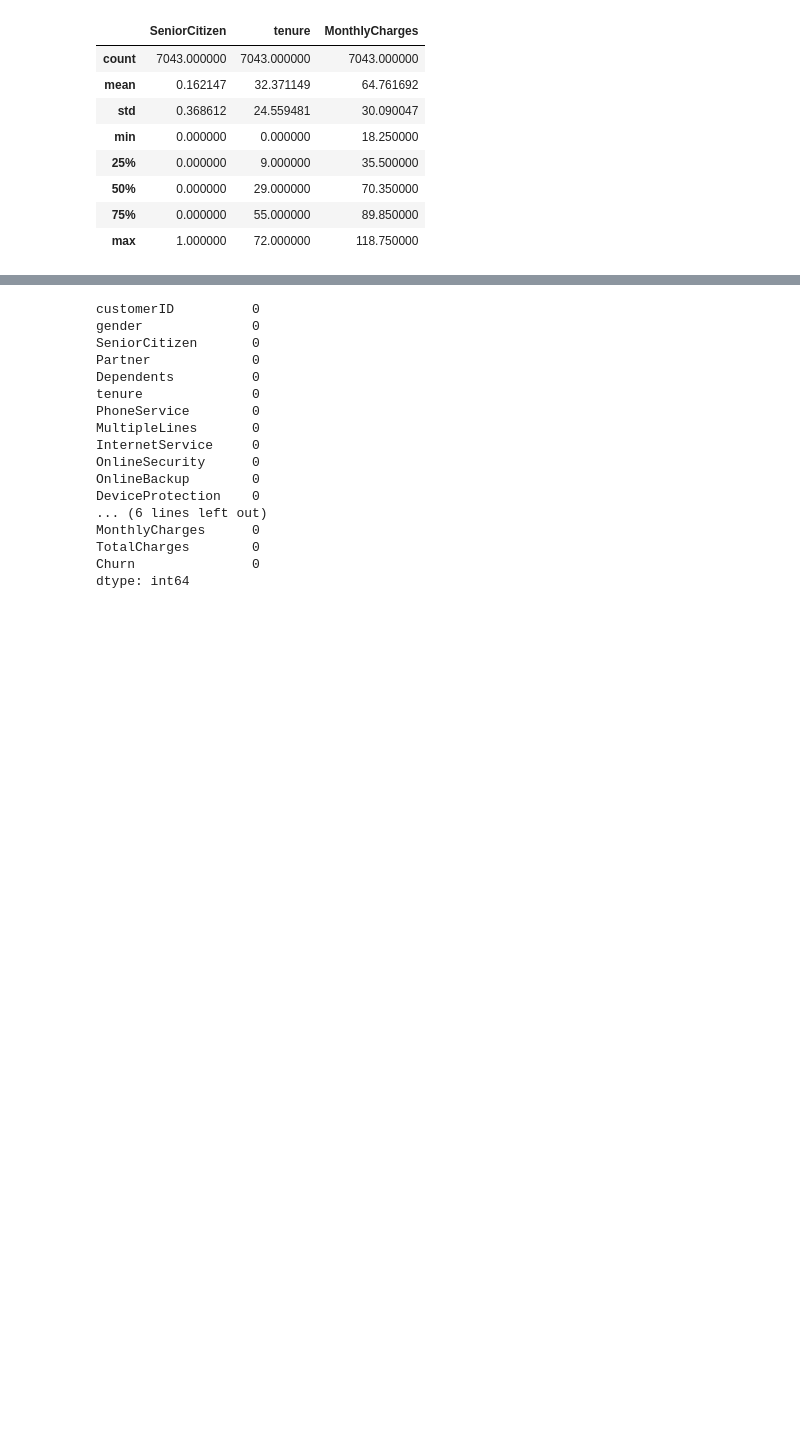
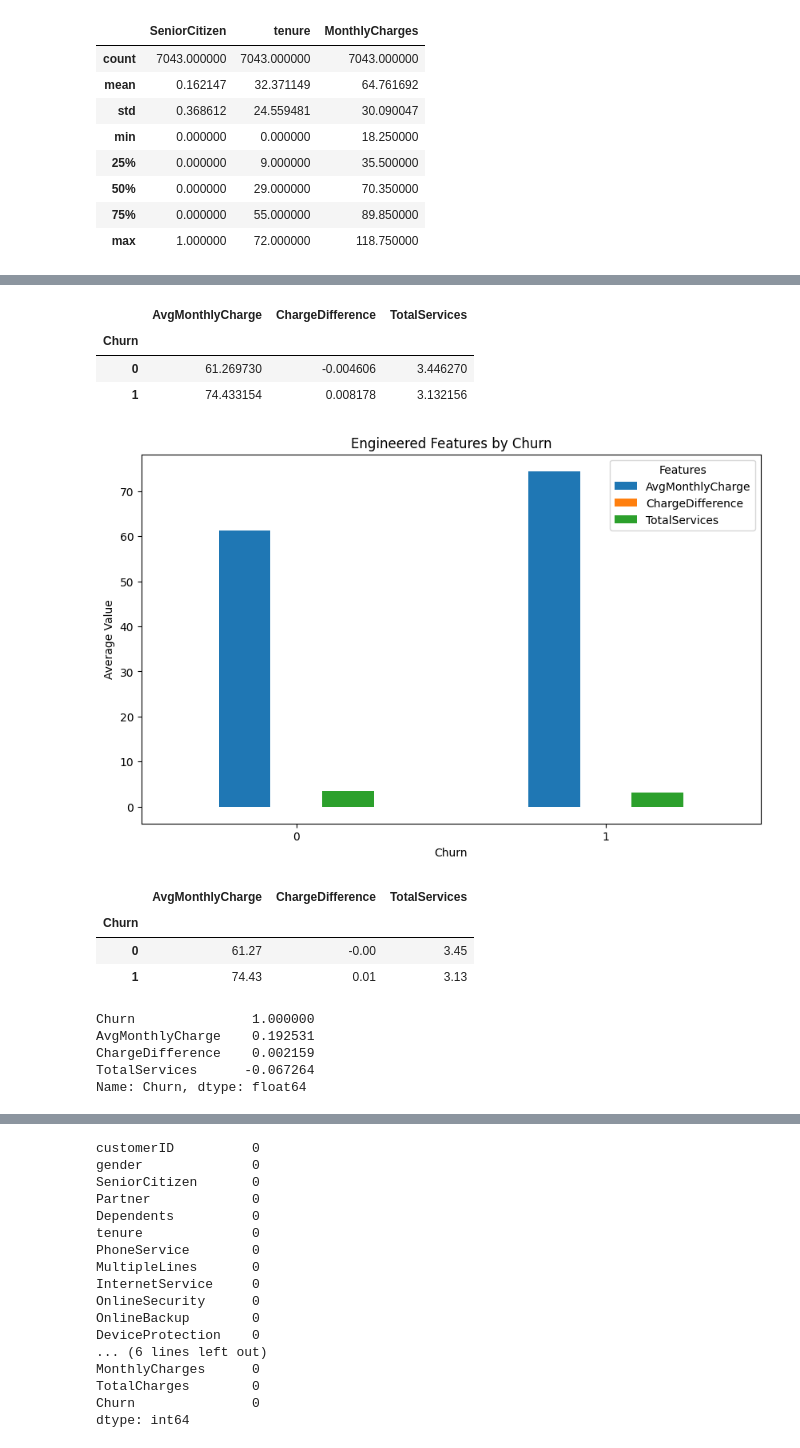
Before and after one commit to Tamirahsharieff/Zaalima-Data-Analytics-Team, a Jupyter notebook: notebooks/customer_churn_analysis.ipynb, the cells around one changed output, grey strips where cells are left out. Drawn from its saved outputs; the diff is of its cells as text; code cells hidden in the pictures; blank space fills up the shorter version.

Commit message:
Complete feature engineering and churn analysis

```diff
--- a/notebooks/customer_churn_analysis.ipynb
+++ b/notebooks/customer_churn_analysis.ipynb
@@ -80,0 +413,7 @@ df.describe()
+# %%
+df['ChargeDifference'] = (
+    df['MonthlyCharges'] - df['AvgMonthlyCharge']
+)
+
+df[['tenure', 'MonthlyCharges', 'TotalCharges',
+   'AvgMonthlyCharge', 'ChargeDifference']].head()
@@ -80,0 +446,6 @@ df.describe()
+# %%
+df['ChargeDifference'] = (
+    df['MonthlyCharges'] - df['AvgMonthlyCharge']
+)
+
+df[['MonthlyCharges', 'AvgMonthlyCharge', 'ChargeDifference']].head()
@@ -80,0 +514,8 @@ df.describe()
+# %%
+df['TenureGroup'] = pd.cut(
+    df['tenure'],
+    bins=[-1, 12, 24, 48, np.inf],
+    labels=['0-12 months', '13-24 months', '25-48 months', '49+ months']
+)
+
+df[['tenure', 'TenureGroup']].head()
@@ -80,0 +664,44 @@ df.describe()
+# %%
+numeric_engineered_features = [
+    'AvgMonthlyCharge',
+    'ChargeDifference',
+    'TotalServices'
+]
+
+df.groupby('Churn')[numeric_engineered_features].mean()
+# %% [output]
+|  | AvgMonthlyCharge | ChargeDifference | TotalServices |
+| Churn |  |  |  |
+| 0 | 61.269730 | -0.004606 | 3.446270 |
+| 1 | 74.433154 | 0.008178 | 3.132156 |
+# %%
+import matplotlib.pyplot as plt
+
+df.groupby('Churn')[numeric_engineered_features].mean().plot(
+    kind='bar',
+    figsize=(10, 6)
+)
+
+plt.title('Engineered Features by Churn')
+plt.xlabel('Churn')
+plt.ylabel('Average Value')
+plt.xticks(rotation=0)
+plt.legend(title='Features')
+plt.show()
+# %% [output]
+[figure, added]
+# %%
+df.groupby('Churn')[numeric_engineered_features].mean().round(2)
+# %% [output]
+|  | AvgMonthlyCharge | ChargeDifference | TotalServices |
+| Churn |  |  |  |
+| 0 | 61.27 | -0.00 | 3.45 |
+| 1 | 74.43 | 0.01 | 3.13 |
+# %%
+df[numeric_engineered_features + ['Churn']].corr()['Churn'].sort_values(ascending=False)
+# %% [output]
+Churn               1.000000
+AvgMonthlyCharge    0.192531
+ChargeDifference    0.002159
+TotalServices      -0.067264
+Name: Churn, dtype: float64
```
Also changed, not shown: parts of 65 cells of this notebook.
